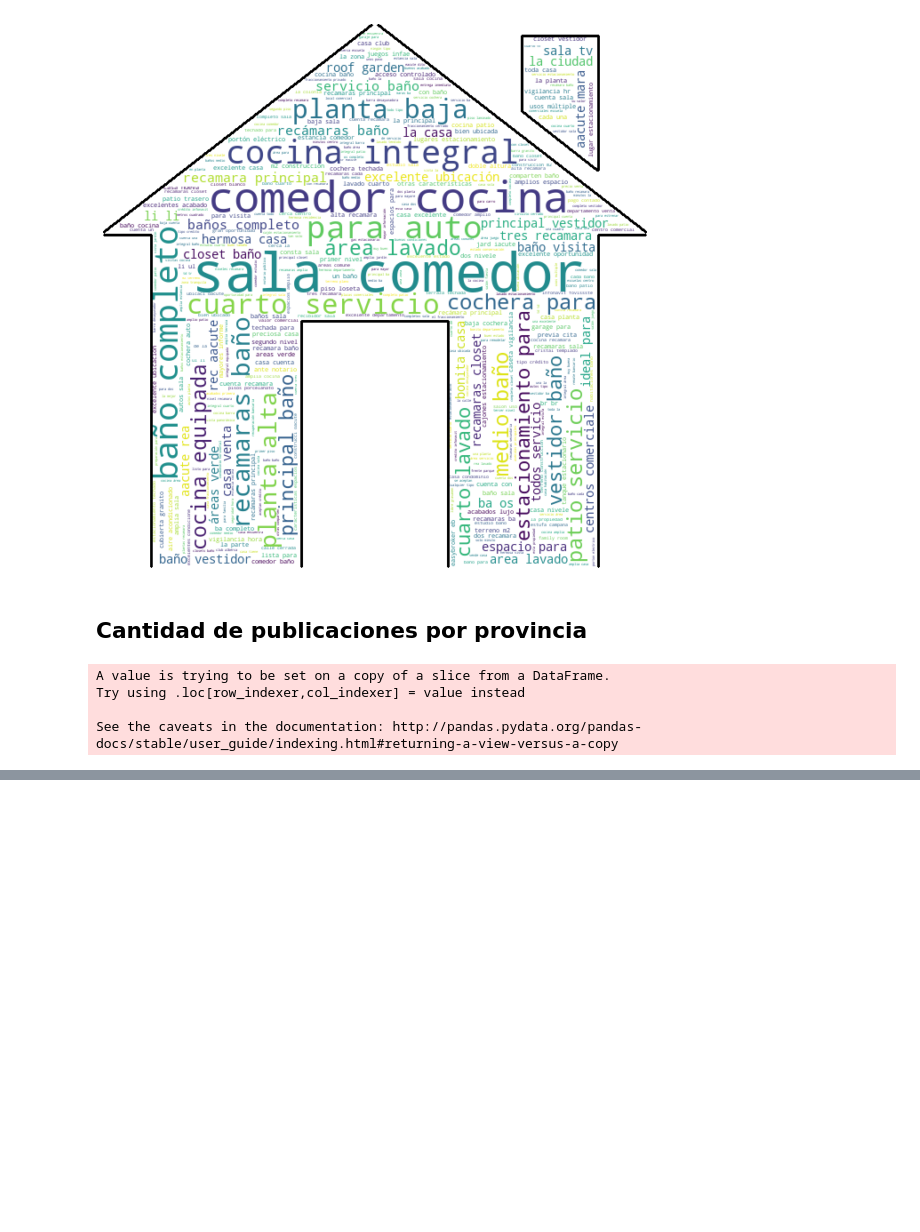
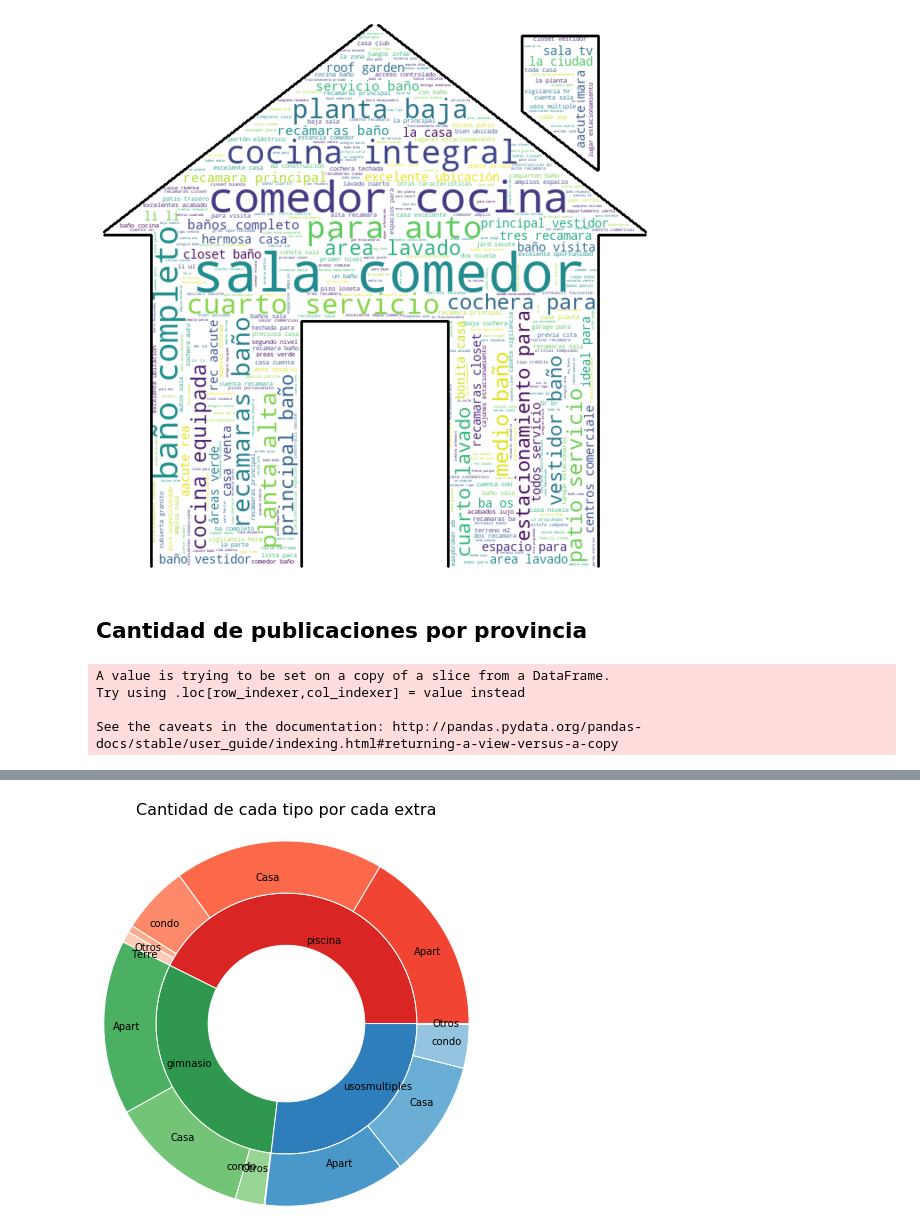
Before and after one commit to taielc/Fiuba_Datos_TP1, a Jupyter notebook: nb_principal.ipynb, the cells around one changed output, grey strips where cells are left out. Drawn from its saved outputs; the diff is of its cells as text; code cells hidden in the pictures; blank space fills up the shorter version.

```diff
--- a/nb_principal.ipynb
+++ b/nb_principal.ipynb
@@ -717,0 +731,5 @@ mapa
+# %%
+# Veremos qué porcentaje de cada tipo tiene cada extra
+
+tipo_por_extra = df_original.groupby('tipo').agg({extra:'sum' for extra in posibles_extras})
+tipo_por_extra
@@ -717,0 +744,32 @@ mapa
+# %%
+# Consideramos que el valor de 'gimnasio' para el terreno es despreciable, así que lo seteamos a 0
+
+tipo_por_extra['gimnasio'].loc['Terreno'] = 0
+
+# Generamos un diagrama en forma de 'dona' para las cantidades de cada tipo por cada extra
+
+fig, ax = plt.subplots()
+
+colores = [plt.cm.Reds, plt.cm.Greens, plt.cm.Blues]
+
+# Anillo interior (extras)
+anillo1, _ = ax.pie([tipo_por_extra[extra].sum() for extra in posibles_extras], radius=1.5,\
+                  labels=posibles_extras, labeldistance=0.65, colors=[color(0.7) for color in colores])
+plt.setp(anillo1, width=0.6, edgecolor='white')
+
+# Anillo exterior (tipo por cada extra)
+subgrupos = [tipo.split(' ')[-1][:5] for i in range(3) for tipo in tipo_por_extra.index]
+subgrupos.pop(9) # Eliminamos 'Terreno' para gimnasio y usosmultiples
+subgrupos.pop(13)
+
+anillo2, _ = ax.pie([x for columna in tipo_por_extra.columns for x in tipo_por_extra[columna] if x != 0], radius=2.1,\
+                    labels=subgrupos, labeldistance=0.8,\
+                    colors=[colores[0](i/10) for i in range(6, 1, -1)] + [color(i/10) for color in colores[1:] for i in range(6,2,-1)])
+plt.setp(anillo2, width=0.6, edgecolor='white')
+
+fig.patch.set_facecolor('white')
+plt.title('Cantidad de cada tipo por cada extra',pad=100, fontsize=16)
+plt.margins(0,0)
+plt.show()
+# %% [output]
+[figure, added]
```
Also changed, not shown: parts of 11 cells of this notebook.
